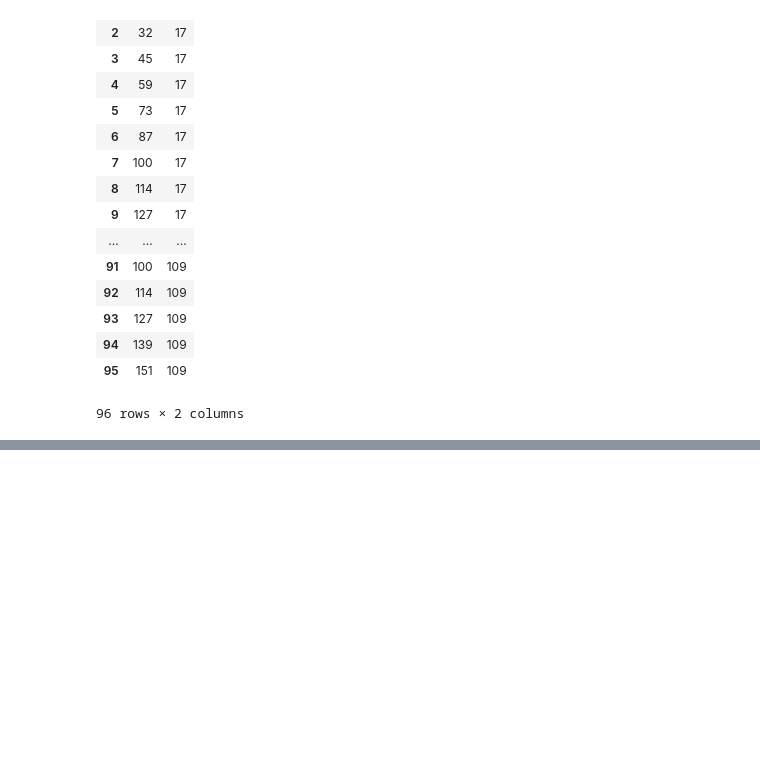
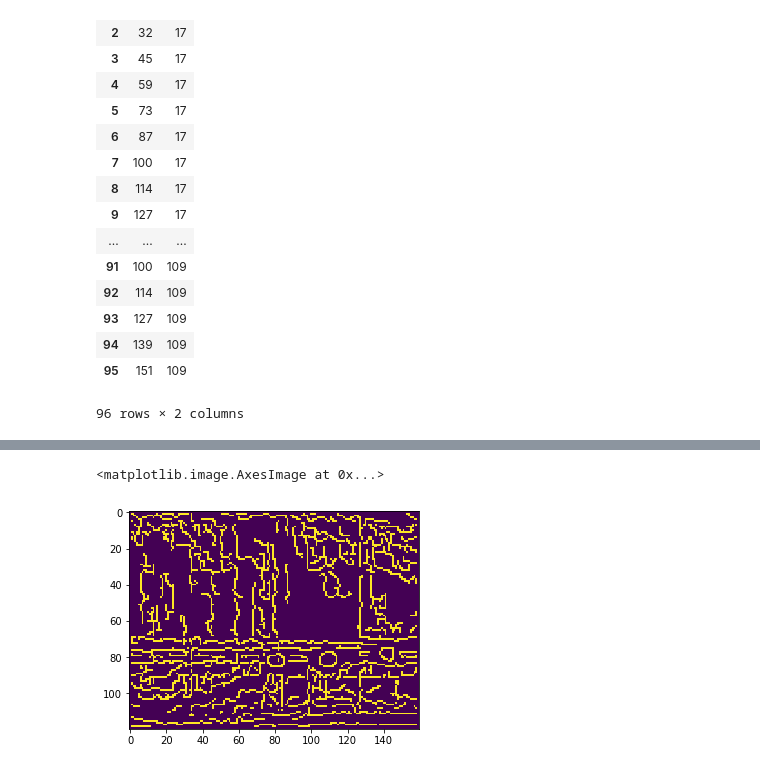
Before and after one commit to jrodguez/musical-robot, a Jupyter notebook: examples/edge_detection_31.ipynb, the cells around one changed output, grey strips where cells are left out. Cells and saved outputs as stored; diff of their text form; code cells hidden in the pictures; blank space fills up the shorter version.

```diff
--- a/examples/edge_detection_31.ipynb
+++ b/examples/edge_detection_31.ipynb
@@ -156,0 +164,6 @@ well_location
+# %%
+flat_edges = feature.canny(flatplate)
+plt.imshow(flat_edges)
+# %% [output]
+<matplotlib.image.AxesImage at 0x...>
+[figure, added]
```
Also changed, not shown: parts of 2 cells of this notebook, 2 other files.
